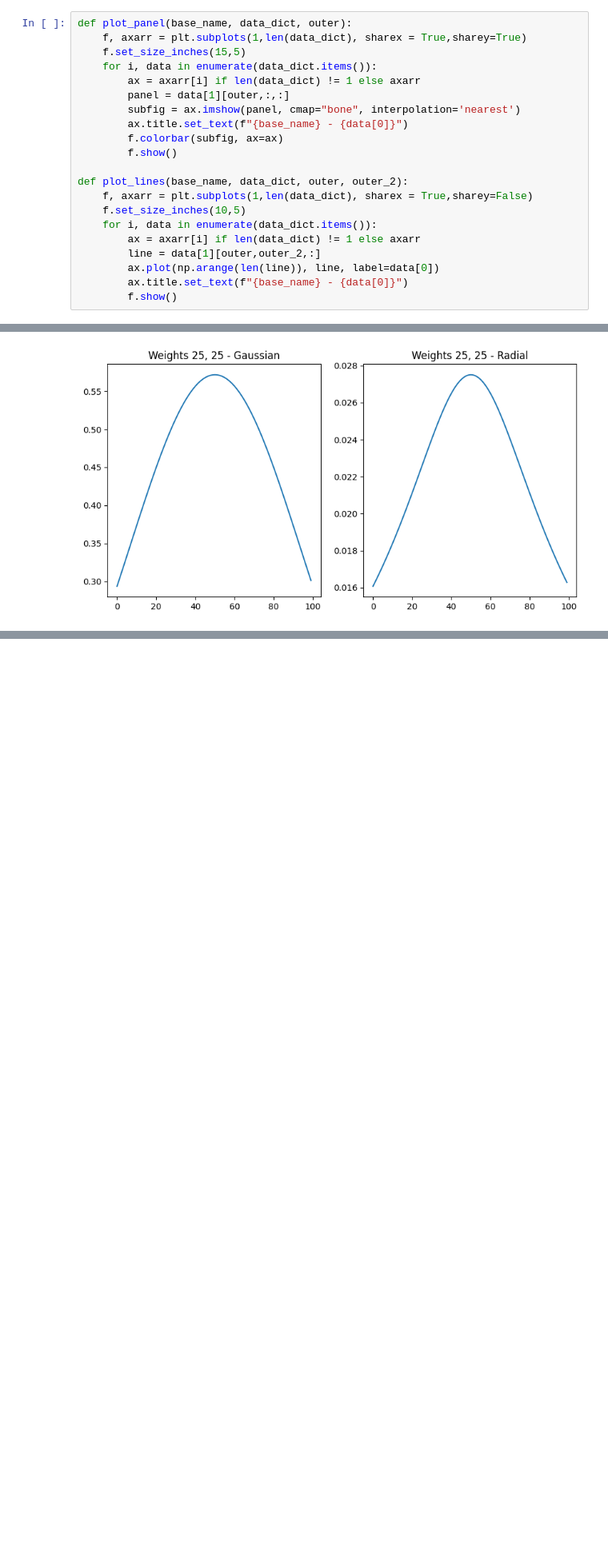
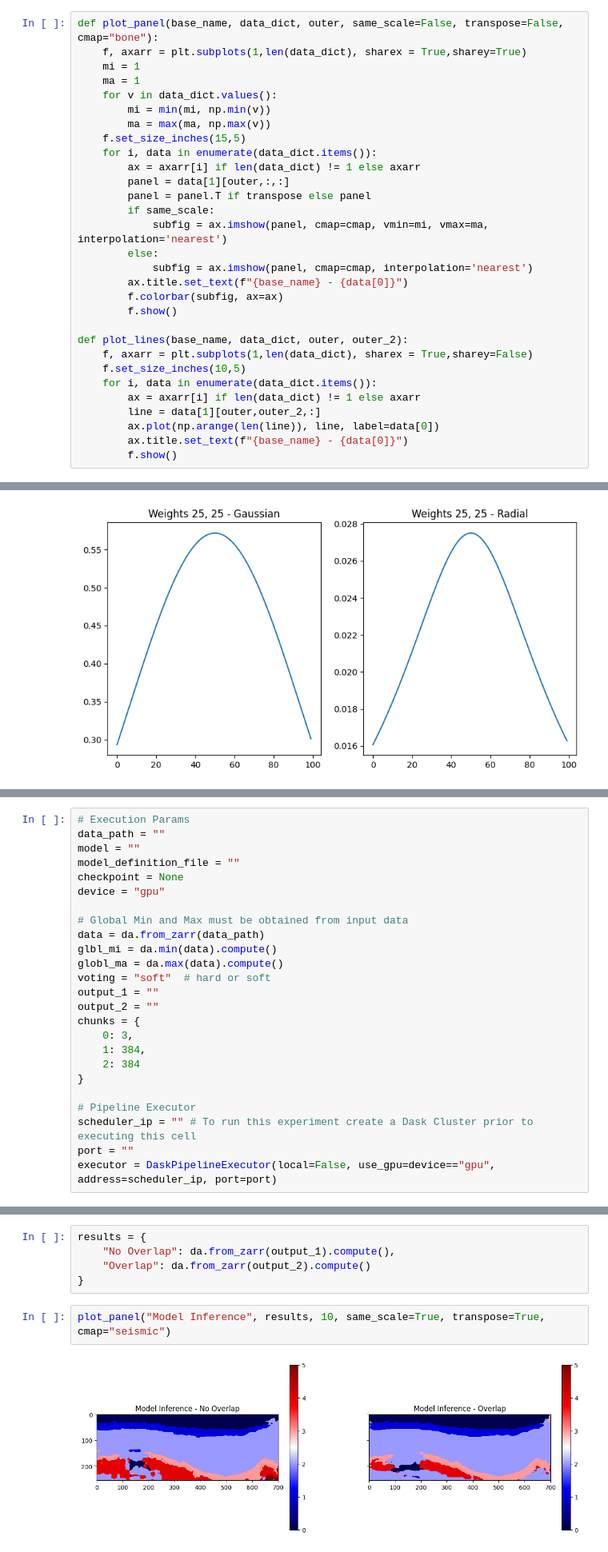
Before and after one commit to discovery-unicamp/dasf-core, a Jupyter notebook: examples/tutorials/Tutorial_6.ipynb, the cells around one changed output, grey strips where cells are left out. Shown at 80% size. Drawn from its saved outputs; the diff is of its cells as text; blank space fills up the shorter version.

Commit message:
extend Tutorial 6 with Model Inference example
Signed-off-by: João Seródio <joaoserodio@live.com>

```diff
--- a/examples/tutorials/Tutorial_6.ipynb
+++ b/examples/tutorials/Tutorial_6.ipynb
@@ -88,13 +88,22 @@ weights = {
     "Radial": weight_radial((100, 100, 100))
 }
 # %%
-def plot_panel(base_name, data_dict, outer):
+def plot_panel(base_name, data_dict, outer, same_scale=False, transpose=False, cmap="bone"):
     f, axarr = plt.subplots(1,len(data_dict), sharex = True,sharey=True)
+    mi = 1
+    ma = 1
+    for v in data_dict.values():
+        mi = min(mi, np.min(v))
+        ma = max(ma, np.max(v))
     f.set_size_inches(15,5)
     for i, data in enumerate(data_dict.items()):
         ax = axarr[i] if len(data_dict) != 1 else axarr
         panel = data[1][outer,:,:]
-        subfig = ax.imshow(panel, cmap="bone", interpolation='nearest')
+        panel = panel.T if transpose else panel
+        if same_scale:
+            subfig = ax.imshow(panel, cmap=cmap, vmin=mi, vmax=ma, interpolation='nearest')
+        else:
+            subfig = ax.imshow(panel, cmap=cmap, interpolation='nearest')
         ax.title.set_text(f"{base_name} - {data[0]}")
         f.colorbar(subfig, ax=ax)
         f.show()
@@ -126,0 +155,25 @@ plot_lines("Weights 25, 25", weights, 25, 25)
+# %%
+# Execution Params
+data_path = ""
+model = ""
+model_definition_file = ""
+checkpoint = None
+device = "gpu"
+
+# Global Min and Max must be obtained from input data
+data = da.from_zarr(data_path)
+glbl_mi = da.min(data).compute()
+globl_ma = da.max(data).compute()
+voting = "soft"  # hard or soft
+output_1 = ""
+output_2 = ""
+chunks = {
+    0: 3,
+    1: 384,
+    2: 384
+}
+
+# Pipeline Executor
+scheduler_ip = "" # To run this experiment create a Dask Cluster prior to executing this cell
+port = ""
+executor = DaskPipelineExecutor(local=False, use_gpu=device=="gpu", address=scheduler_ip, port=port)
@@ -126,0 +344,9 @@ plot_lines("Weights 25, 25", weights, 25, 25)
+# %%
+results = {
+    "No Overlap": da.from_zarr(output_1).compute(),
+    "Overlap": da.from_zarr(output_2).compute()
+}
+# %%
+plot_panel("Model Inference", results, 10, same_scale=True, transpose=True, cmap="seismic")
+# %% [output]
+[figure, added]
```
Also changed, not shown: parts of 10 cells of this notebook.
